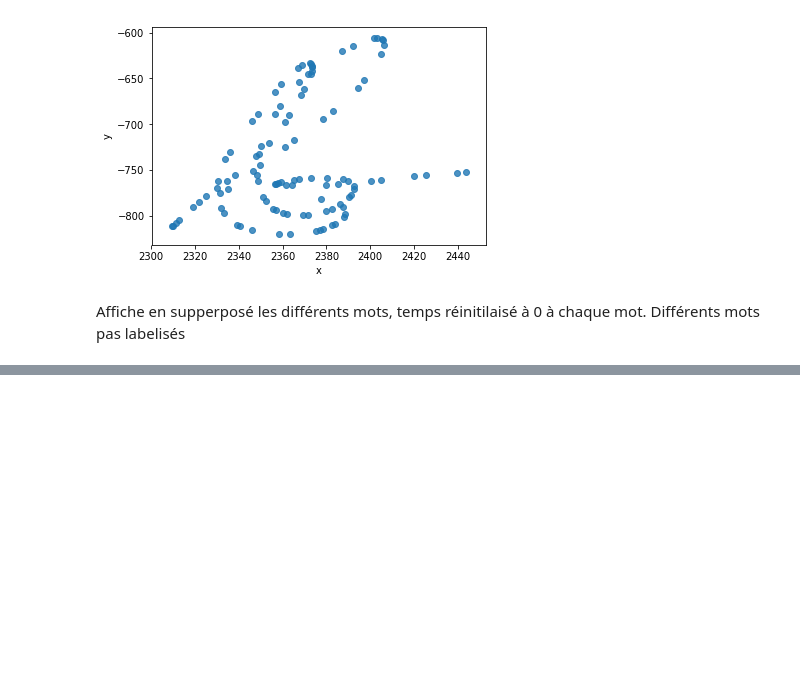
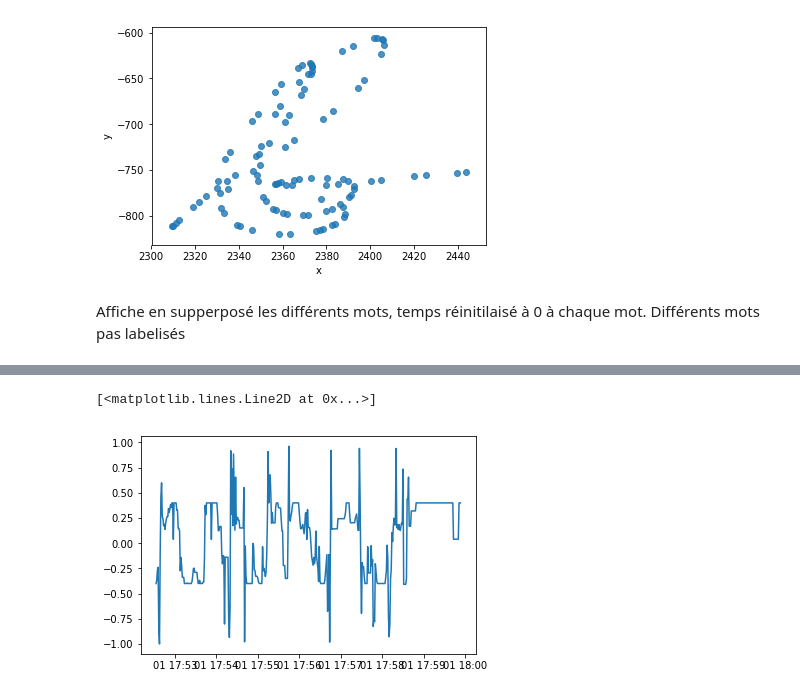
Before and after one commit to Ouphix/Pilote-Pierre, a Jupyter notebook: Logs Pilote Pierre.ipynb, the cells around one changed output, grey strips where cells are left out. Cells and saved outputs as stored; diff of their text form; code cells hidden in the pictures; blank space fills up the shorter version.

Commit message:
casquette fonctionne

```diff
--- a/Logs Pilote Pierre.ipynb
+++ b/Logs Pilote Pierre.ipynb
@@ -138,18 +165,15 @@ Affiche en supperposé les différents mots, temps réinitilaisé à 0 à chaque
 # %%
+casquette = pd.read_csv("./Thomas_20180319055232.csv", names=["time", "O", "EEG"], dtype ={"time":np.str, "O":np.str})
+casquette.info()
+#casquette["O"] = casquette["O"].to_string()
+casquette["O"] = casquette["O"].str.replace("-0", repl="-1")
+casquette["O"] = casquette["O"].str.replace("0", repl="1")
 
-casquette = pd.read_csv("./Thomas_20180319055232.csv", names=["time", "O", "EEG"])
-casquette.info()
-casquette = casquette[1:]
-casquette["O"]=pd.to_numeric(casquette["O"])
-print(casquette["O"])
-casquette["O"] = casquette["O"] +1
-#print(casquette["O"])
-casquette.info()
+casquette["O"] = pd.to_numeric(casquette["O"])
+casquette
+casquette["EEG"] = casquette["EEG"]/10E14
 casquette["EEG"] = casquette["EEG"]*casquette["O"]
-casquette
 casquette = casquette.drop("O", axis=1)
-
 casquette["time"] = pd.to_datetime(casquette["time"], format='%H:%M:%S')
-casquette["EEG"] = casquette["EEG"]/10E14
 # %% [output]
 <class 'pandas.core.frame.DataFrame'>
@@ -172,3 +208,8 @@ memory usage: 10.4+ KB
+# %%
+plt.plot(casquette["time"], casquette["EEG"])
+# %% [output]
+[<matplotlib.lines.Line2D at 0x...>]
+[figure, added]
 # %%
 #casquette = pd.read_csv("./Thomas_20180319055232.csv", names=["time", "O", "EEG"], decimal=",")
 
```
Also changed, not shown: parts of 4 cells of this notebook, 1 other file.
